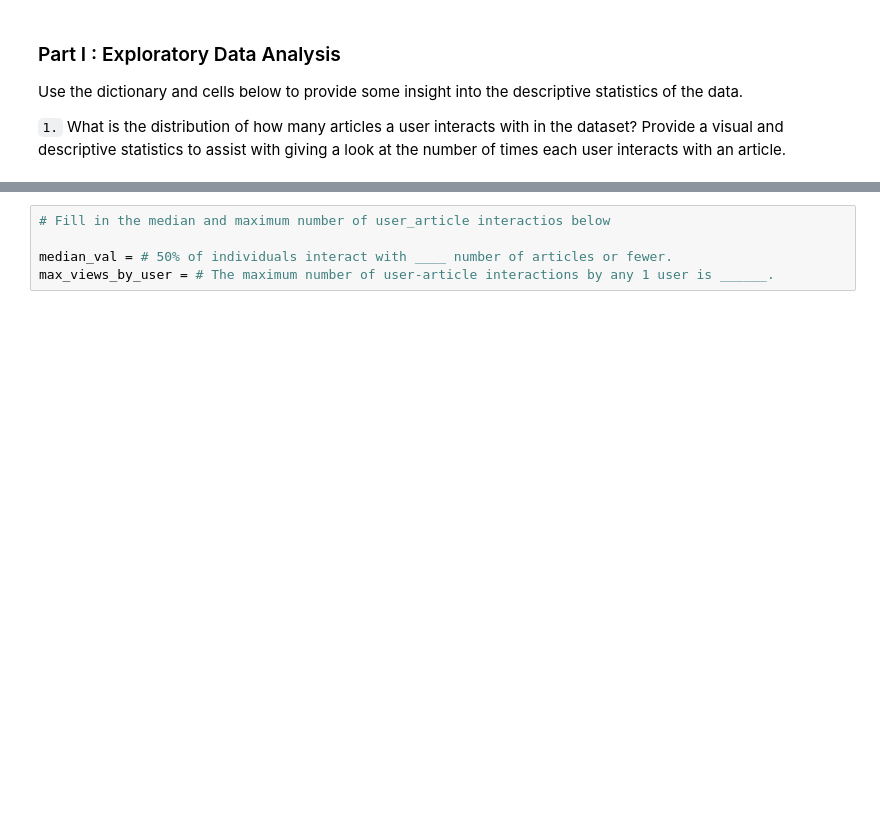
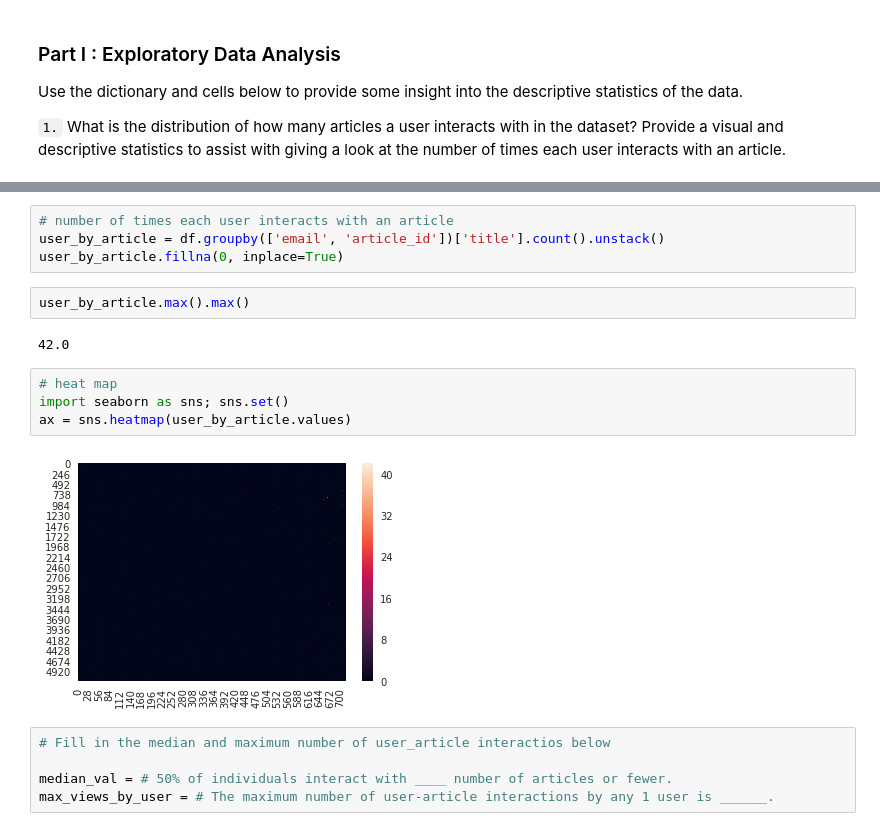
Before and after one commit to Jaouadeddadsi/Recommendations-Engines-with-IBM, a Jupyter notebook: Recommendations_with_IBM.ipynb, the cells around one changed output, grey strips where cells are left out. Saved outputs shown, nothing was run; the diff lists cells and outputs as text; blank space fills up the shorter version.

```diff
--- a/Recommendations_with_IBM.ipynb
+++ b/Recommendations_with_IBM.ipynb
@@ -46,3 +75,17 @@ Use the dictionary and cells below to provide some insight into the descriptive
+# %%
+# number of times each user interacts with an article
+user_by_article = df.groupby(['email', 'article_id'])['title'].count().unstack()
+user_by_article.fillna(0, inplace=True)
+# %%
+user_by_article.max().max()
+# %% [output]
+42.0
+# %%
+# heat map
+import seaborn as sns; sns.set()
+ax = sns.heatmap(user_by_article.values)
+# %% [output]
+[figure, added]
 # %%
 # Fill in the median and maximum number of user_article interactios below
 
```
Also changed, not shown: parts of 4 cells of this notebook.
